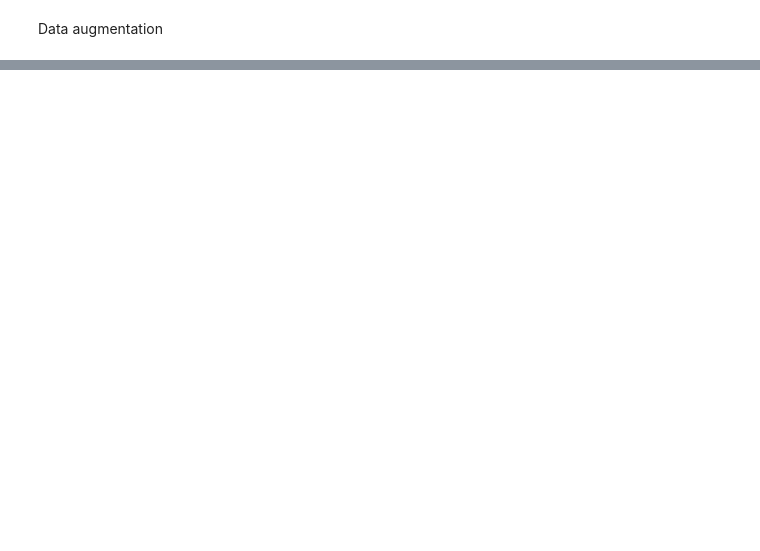
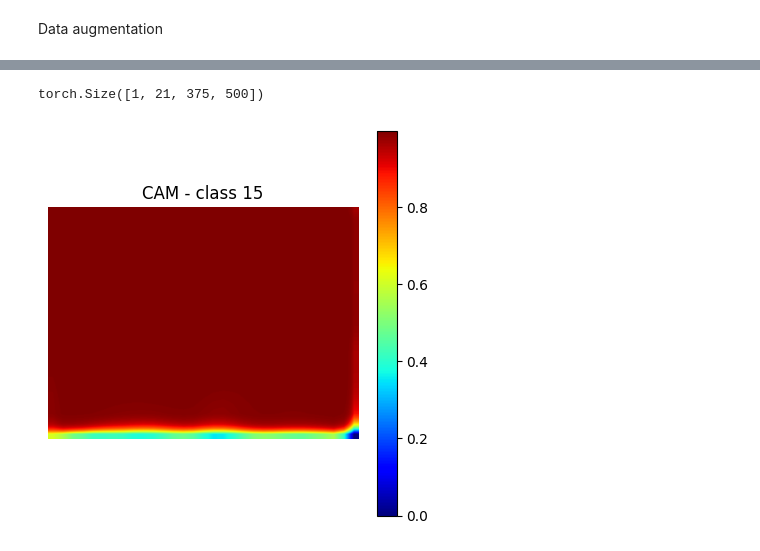
Before and after one commit to tofuuuuuuu/cs484-final-project, a Jupyter notebook: wsss.ipynb, the cells around one changed output, grey strips where cells are left out. Saved outputs shown, nothing was run; the diff lists cells and outputs as text; code cells hidden in the pictures; blank space fills up the shorter version.

```diff
--- a/wsss.ipynb
+++ b/wsss.ipynb
@@ -267,8 +312,8 @@ class DinoNuggets(nn.Module):
     attn = (attn - attn.min()) / (attn.max() - attn.min() + 1e-5)
 
     x1 = self.conv_1(x0)
-    x2 = self.conv_2(x1)
-    x3 = self.conv_3(x2)
+    # x2 = self.conv_2(x1)
+    x3 = self.conv_3(x1)
 
     features = F.interpolate(x3, size=(H, W), mode="bilinear", align_corners=False)
     xfinal = self.final(features)
@@ -289,6 +334,29 @@ def colorize_mask(mask):
     new_mask.putpalette(palette)
 
     return new_mask
+# %%
+def show_CAM(net, imageset, class_id, sample_id, normalize=True):
+    # Extract CAM (logits → probabilities)
+    net.eval()
+
+    img, img_data = imageset[sample_id]
+
+    output = net.forward(sanity_transforms(img).unsqueeze(0).to(device))
+    print(output.shape)
+    cam = torch.sigmoid(output[0, class_id])  # (H, W)
+
+    if normalize:
+        cam = cam - cam.min()
+        cam = cam / (cam.max() + 1e-5)
+
+    cam = cam.detach().cpu().numpy()
+
+    plt.figure(figsize=(5, 5))
+    plt.imshow(cam, cmap='jet')
+    plt.colorbar()
+    plt.title(f"CAM - class {class_id}")
+    plt.axis('off')
+    plt.show()
 # %%
 def tag_consistency(result, target, r):
     fg_logits = result[:, 1:] # ignore background
@@ -382,14 +595,15 @@ def train(train_loader, net, optimizer, loss_graph, criterion = loss):
 
     for i, data in enumerate(train_loader):
 
-        inputs, target = data
+        inputs, target, img = data
         inputs = inputs.to(device)
         target = target.to(device)
+        img = img.to(device)
 
         optimizer.zero_grad()
 
         outputs, attn = net.forward(inputs)
-        loss = criterion(outputs, attn, target)
+        loss = criterion(outputs, attn, target, img)
         loss.backward()
         optimizer.step()
 
@@ -420,7 +634,7 @@ def run_training(net, num_epochs, loader):
         ax.clear()
         ax.set_xlabel('iterations')
         ax.set_ylabel('loss value')
-        ax.set_title('Training loss curve for OVERFIT_NET')
+        ax.set_title('Training loss curve for net')
         ax.plot(loss_graph, label='training loss')
         ax.legend(loc='upper right')
         fig.canvas.draw()
@@ -468,2 +703,8 @@ show_training_results(untrained_net, index=sample_index, imageset=sanity_data)
+# %%
+# Show attention map as test
+show_CAM(overfit_net, sanity_data, 15, sample_index)
+# %% [output]
+torch.Size([1, 21, 375, 500])
+[figure, added]
 # %%
 show_training_results(overfit_net, index=sample_index, imageset=sanity_data)
```
Also changed, not shown: parts of 14 cells of this notebook.
